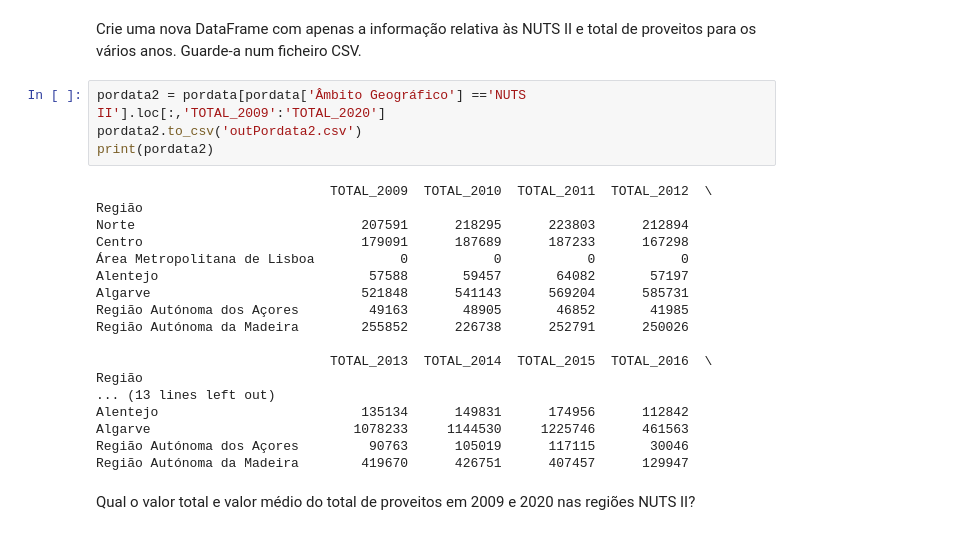
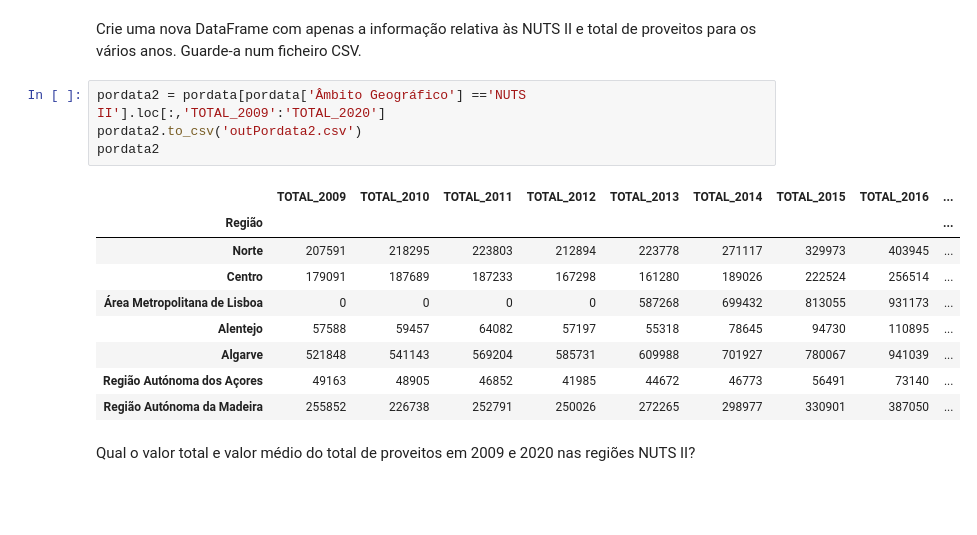
Before and after one commit to Mohaamedl/Poo-Python, a Jupyter notebook: Guiao6/portadata1.ipynb, the cells around one changed output. Saved outputs shown, nothing was run; the diff lists cells and outputs as text; blank space fills up the shorter version.

```diff
--- a/Guiao6/portadata1.ipynb
+++ b/Guiao6/portadata1.ipynb
@@ -51,25 +48,17 @@ para os vários anos. Guarde-a num ficheiro CSV.
 # %%
 pordata2 = pordata[pordata['Âmbito Geográfico'] =='NUTS II'].loc[:,'TOTAL_2009':'TOTAL_2020']
 pordata2.to_csv('outPordata2.csv')
-print(pordata2)
+pordata2
 # %% [output]
-                              TOTAL_2009  TOTAL_2010  TOTAL_2011  TOTAL_2012  \
-Região
-Norte                             207591      218295      223803      212894
-Centro                            179091      187689      187233      167298
-Área Metropolitana de Lisboa           0           0           0           0
-Alentejo                           57588       59457       64082       57197
-Algarve                           521848      541143      569204      585731
-Região Autónoma dos Açores         49163       48905       46852       41985
-Região Autónoma da Madeira        255852      226738      252791      250026
-
-                              TOTAL_2013  TOTAL_2014  TOTAL_2015  TOTAL_2016  \
-Região
-... (13 lines left out)
-Alentejo                          135134      149831      174956      112842
-Algarve                          1078233     1144530     1225746      461563
-Região Autónoma dos Açores         90763      105019      117115       30046
-Região Autónoma da Madeira        419670      426751      407457      129947
+|  | TOTAL_2009 | TOTAL_2010 | TOTAL_2011 | TOTAL_2012 | TOTAL_2013 | TOTAL_2014 | TOTAL_2015 | TOTAL_2016 | ... |
+| Região |  |  |  |  |  |  |  |  | ... |
+| Norte | 207591 | 218295 | 223803 | 212894 | 223778 | 271117 | 329973 | 403945 | ... |
+| Centro | 179091 | 187689 | 187233 | 167298 | 161280 | 189026 | 222524 | 256514 | ... |
+| Área Metropolitana de Lisboa | 0 | 0 | 0 | 0 | 587268 | 699432 | 813055 | 931173 | ... |
+| Alentejo | 57588 | 59457 | 64082 | 57197 | 55318 | 78645 | 94730 | 110895 | ... |
+| Algarve | 521848 | 541143 | 569204 | 585731 | 609988 | 701927 | 780067 | 941039 | ... |
+| Região Autónoma dos Açores | 49163 | 48905 | 46852 | 41985 | 44672 | 46773 | 56491 | 73140 | ... |
+| Região Autónoma da Madeira | 255852 | 226738 | 252791 | 250026 | 272265 | 298977 | 330901 | 387050 | ... |
 # %% [markdown]
 Qual o valor total e valor médio do total de proveitos em 2009 e 2020 nas regiões NUTS II?
 # %%
```
Also changed, not shown: parts of 4 cells of this notebook, 26 other files.
